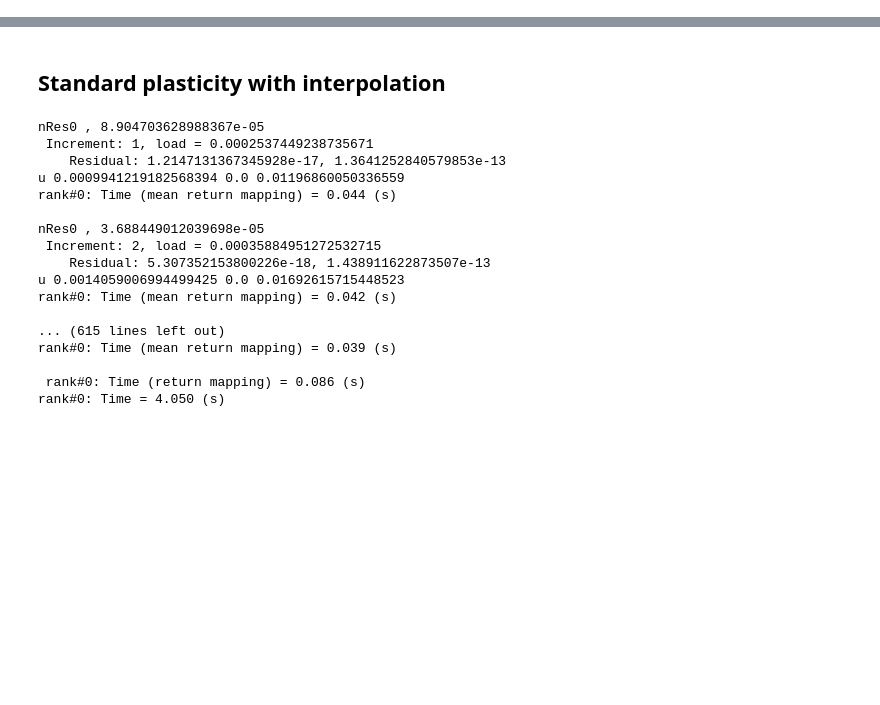
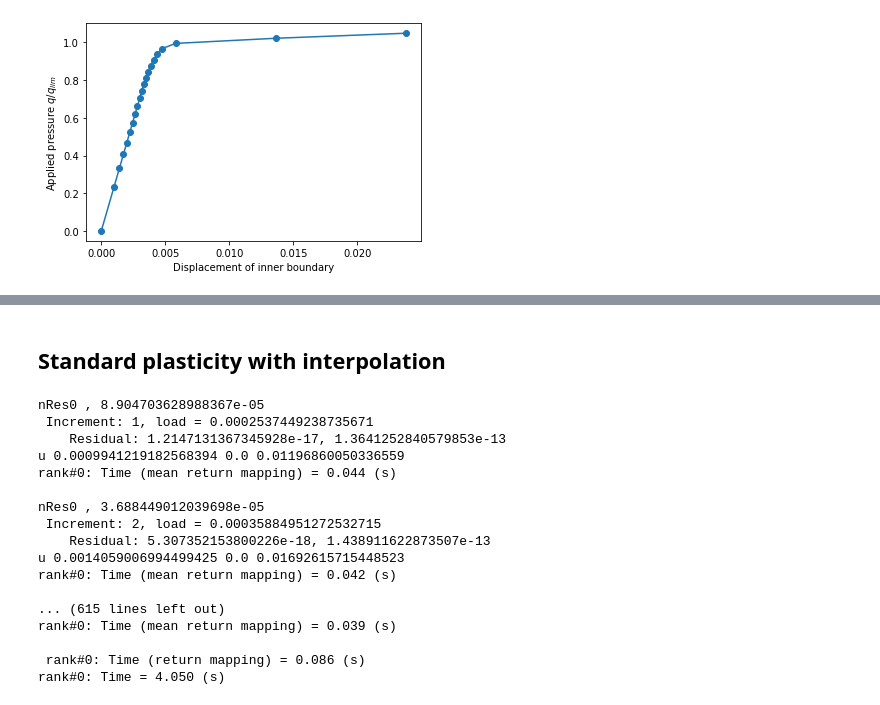
Before and after one commit to a-latyshev/convex-plasticity, a Jupyter notebook: optimisation/plasticity_analysis.ipynb, the cells around one changed output, grey strips where cells are left out. Drawn from its saved outputs; the diff is of its cells as text; code cells hidden in the pictures; blank space fills up the shorter version.

```diff
--- a/optimisation/plasticity_analysis.ipynb
+++ b/optimisation/plasticity_analysis.ipynb
@@ -11,12 +11,11 @@ import plasticity_framework as pf
 import matplotlib.pyplot as plt
 import numpy as np
 # %%
-def plot_dsiplacement(points_on_proc, results):
-    if len(points_on_proc) > 0:
-        plt.plot(results[:, 0], results[:, 1], "-o")
-        plt.xlabel("Displacement of inner boundary")
-        plt.ylabel(r"Applied pressure $q/q_{lim}$")
-        plt.savefig(f"displacement_rank{MPI.COMM_WORLD.rank:d}.png")
+def plot_dsiplacement(results):
+    plt.plot(results[:, 0], results[:, 1], "-o")
+    plt.xlabel("Displacement of inner boundary")
+    plt.ylabel(r"Applied pressure $q/q_{lim}$")
+    plt.savefig(f"displacement_rank{MPI.COMM_WORLD.rank:d}.png")
 # %%
 Pa_dim = 70e3
 E = 70e3 / Pa_dim #[-]
@@ -35,0 +36,8 @@ alphas = [0, 0.01, 0.1, 1]
+# %%
+import logging
+
+logger = logging.getLogger()
+logger.setLevel(logging.INFO)
+# %%
+plasticity_std = pf.vonMisesPlasticity(material_vM, logger=logger)
+plasticity_snes = pf.vonMisesPlasticitySNES(material_vM, logger=logger)
@@ -35,0 +84,2 @@ alphas = [0, 0.01, 0.1, 1]
+# %%
+p, results_std = plasticity_std.solve()
@@ -35,0 +104,4 @@ alphas = [0, 0.01, 0.1, 1]
+# %%
+plot_dsiplacement(p, results_std)
+# %% [output]
+[figure, added]
```
Also changed, not shown: parts of 16 cells of this notebook, 3 other files.
